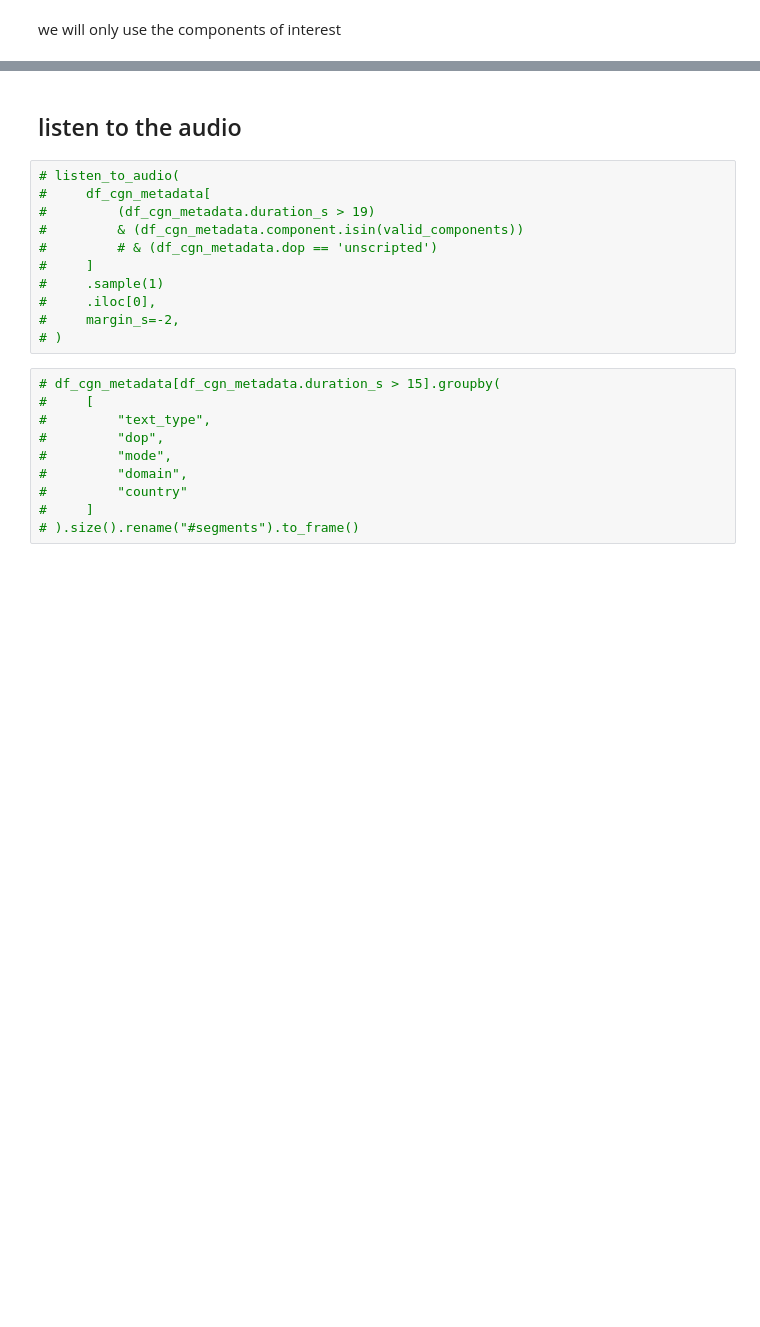
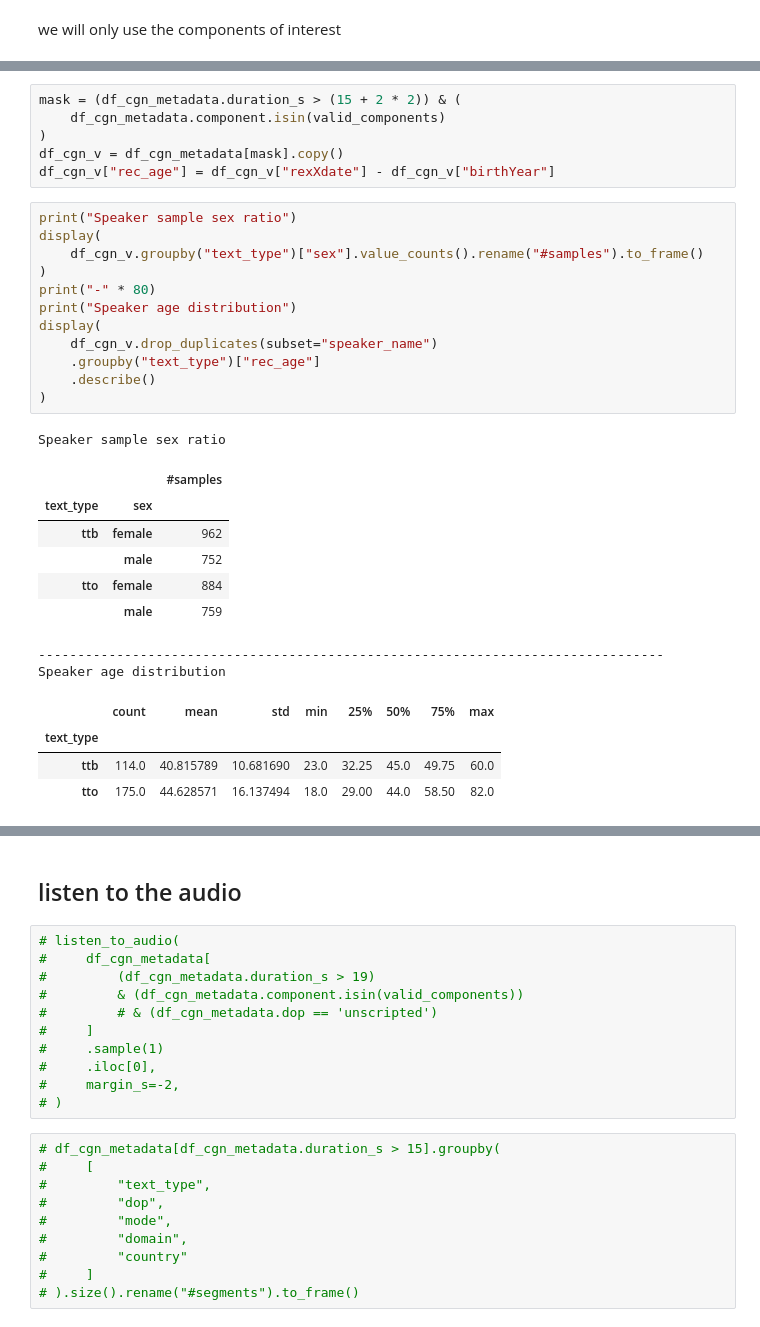
Before and after one commit to predict-idlab/gssp_analysis, a Jupyter notebook: notebooks/1.2_CGN_listen_extract_feats.ipynb, the cells around one changed output, grey strips where cells are left out. Cells and saved outputs as stored; diff of their text form; blank space fills up the shorter version.

```diff
--- a/notebooks/1.2_CGN_listen_extract_feats.ipynb
+++ b/notebooks/1.2_CGN_listen_extract_feats.ipynb
@@ -57,3 +59,35 @@ df_cgn_metadata[
 |  |  |  |  | Netherlands | 58 |
 |  |  |  | male | Flanders | 673 |
 |  |  |  |  | Netherlands | 86 |
+# %%
+mask = (df_cgn_metadata.duration_s > (15 + 2 * 2)) & (
+    df_cgn_metadata.component.isin(valid_components)
+)
+df_cgn_v = df_cgn_metadata[mask].copy()
+df_cgn_v["rec_age"] = df_cgn_v["rexXdate"] - df_cgn_v["birthYear"]
+# %%
+print("Speaker sample sex ratio")
+display(
+    df_cgn_v.groupby("text_type")["sex"].value_counts().rename("#samples").to_frame()
+)
+print("-" * 80)
+print("Speaker age distribution")
+display(
+    df_cgn_v.drop_duplicates(subset="speaker_name")
+    .groupby("text_type")["rec_age"]
+    .describe()
+)
+# %% [output]
+Speaker sample sex ratio
+|  |  | #samples |
+| text_type | sex |  |
+| ttb | female | 962 |
+|  | male | 752 |
+| tto | female | 884 |
+|  | male | 759 |
+--------------------------------------------------------------------------------
+Speaker age distribution
+|  | count | mean | std | min | 25% | 50% | 75% | max |
+| text_type |  |  |  |  |  |  |  |  |
+| ttb | 114.0 | 40.815789 | 10.681690 | 23.0 | 32.25 | 45.0 | 49.75 | 60.0 |
+| tto | 175.0 | 44.628571 | 16.137494 | 18.0 | 29.00 | 44.0 | 58.50 | 82.0 |
```
Also changed, not shown: parts of 11 cells of this notebook, 19 other files.
